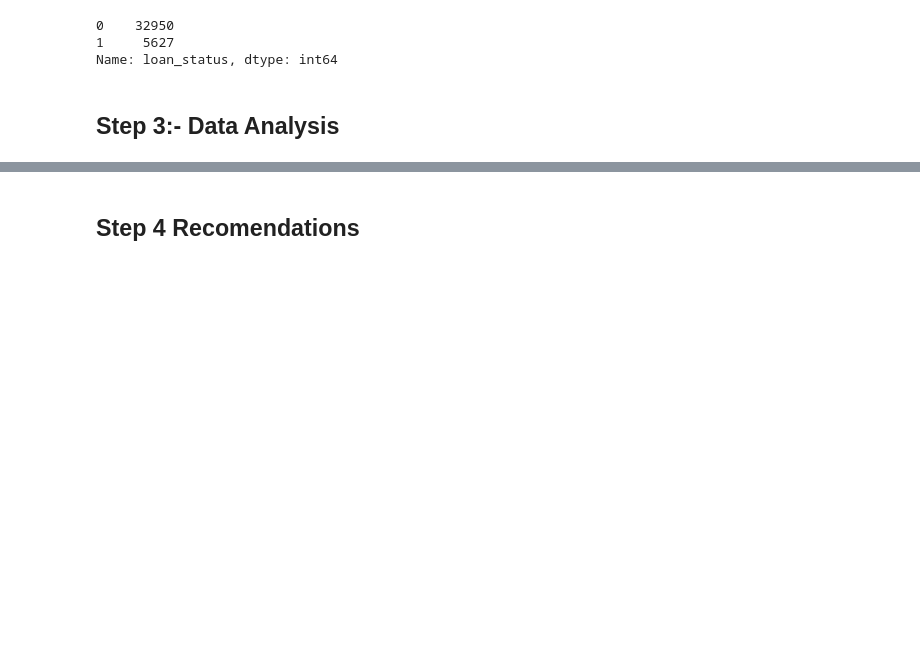
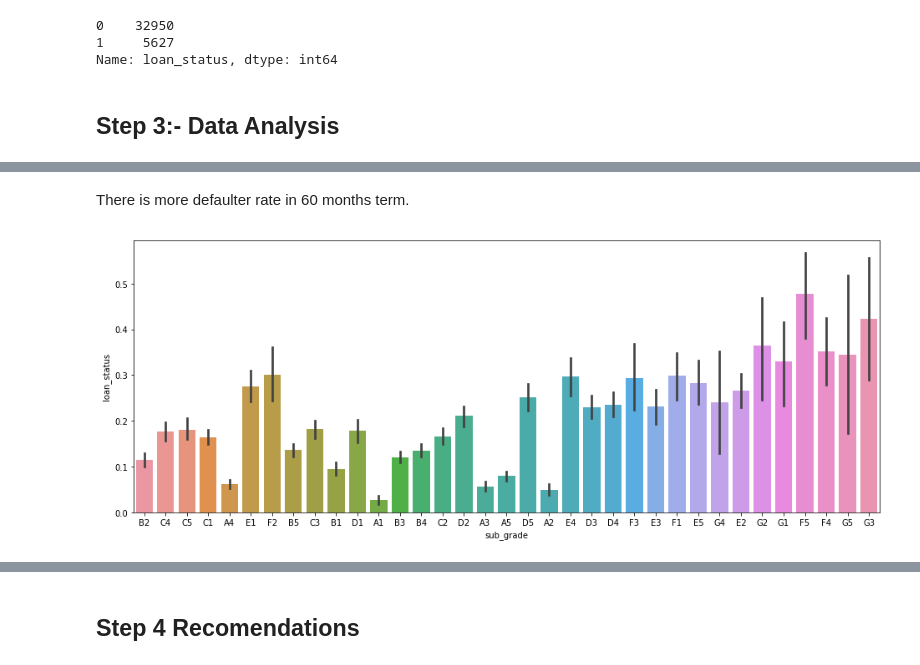
Before and after one commit to SrajanKumarShukla/Gramener-Case-Study, a Jupyter notebook: Loan-Analytics.ipynb, the cells around one changed output, grey strips where cells are left out. Cells and saved outputs as stored; diff of their text form; code cells hidden in the pictures; blank space fills up the shorter version.

```diff
--- a/Loan-Analytics.ipynb
+++ b/Loan-Analytics.ipynb
@@ -278,0 +305,8 @@ Name: loan_status, dtype: int64
+# %% [markdown]
+There is more defaulter rate in 60 months term.
+# %%
+# Plotting default rates across sub grade of the loan
+plt.figure(figsize=(16,6))
+categoricalplot('sub_grade')
+# %% [output]
+[figure, added]
```
Also changed, not shown: parts of 46 cells of this notebook.
